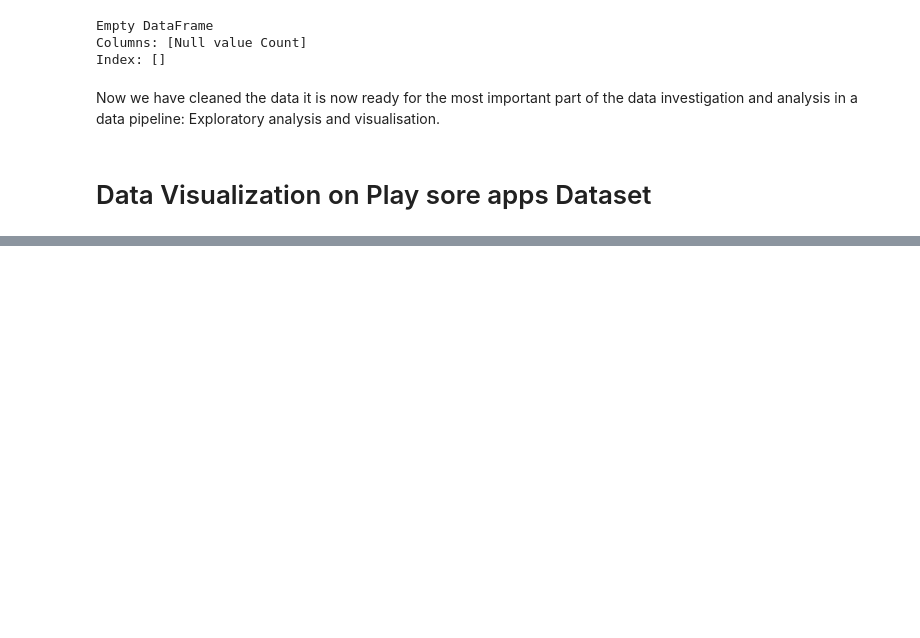
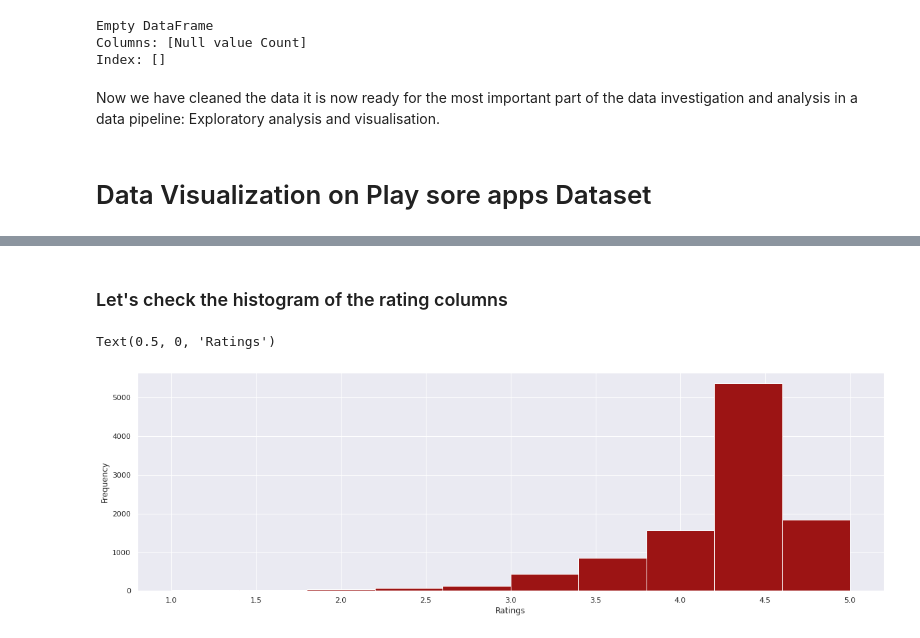
Before and after one commit to akashude/Play-Store-App-Review-Analysis, a Jupyter notebook: Copy_of_Play_Store_App_Review_Analysis_Capstone_Project.ipynb, the cells around one changed output, grey strips where cells are left out. Drawn from its saved outputs; the diff is of its cells as text; code cells hidden in the pictures; blank space fills up the shorter version.

```diff
--- a/Copy_of_Play_Store_App_Review_Analysis_Capstone_Project.ipynb
+++ b/Copy_of_Play_Store_App_Review_Analysis_Capstone_Project.ipynb
@@ -385,0 +462,9 @@ Exploratory data analysis(**EDA**) is a method of analysing and summerizing the
+# %% [markdown]
+### Let's check the histogram of the  rating columns
+# %%
+# Histogram of Rating column
+new_df['Rating'].plot.hist(color = '#9c1414')
+plt.xlabel('Ratings')
+# %% [output]
+Text(0.5, 0, 'Ratings')
+[figure, added]
```
Also changed, not shown: parts of 18 cells of this notebook.
